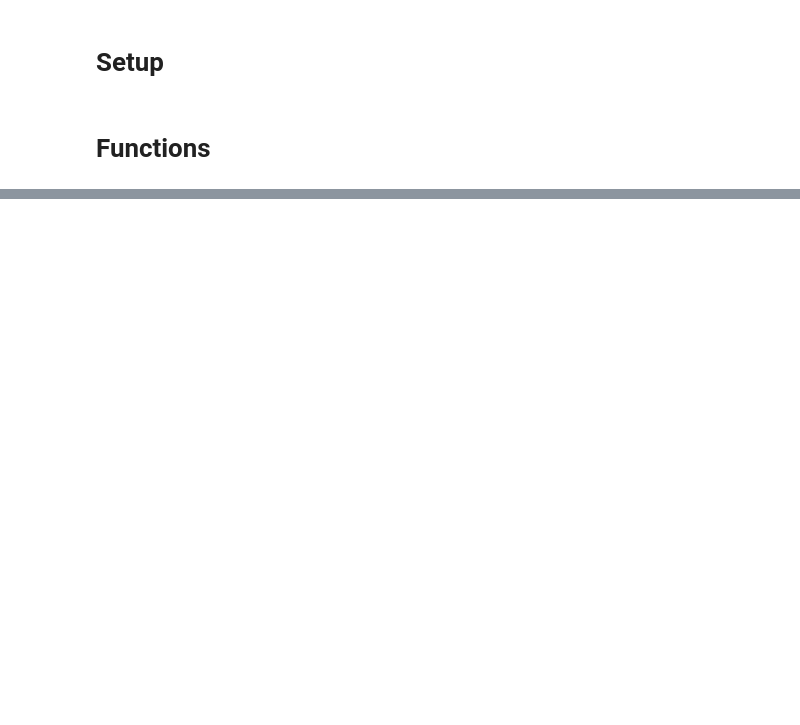
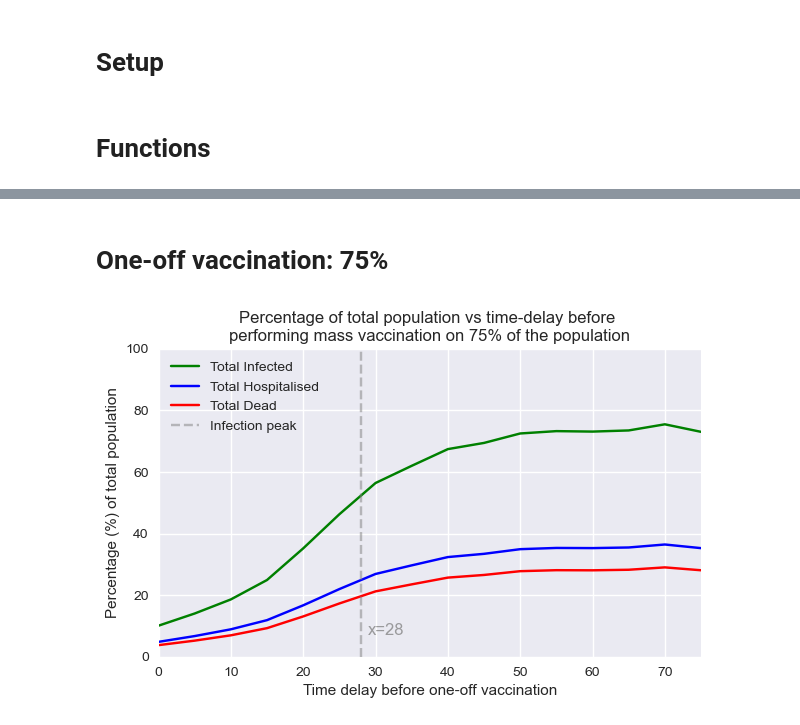
Before and after one commit to lucaswarwick02/Part-III-Individual-Project, a Jupyter notebook: notebooks/oneoff.ipynb, the cells around one changed output, grey strips where cells are left out. Saved outputs shown, nothing was run; the diff lists cells and outputs as text; code cells hidden in the pictures; blank space fills up the shorter version.

```diff
--- a/notebooks/oneoff.ipynb
+++ b/notebooks/oneoff.ipynb
@@ -54,0 +129,11 @@ visualize('oneoff_50_3')
+# %% [markdown]
+# One-off vaccination: 75%
+# %%
+group_visualize(
+    ['oneoff_75_1', 'oneoff_75_2', 'oneoff_75_3'],
+    xlabel='Time delay before one-off vaccination',
+    ylabel='Percentage (%) of total population',
+    title=f'Percentage of total population vs time-delay before \nperforming mass vaccination on 75% of the population'
+)
+# %% [output]
+[figure, added]
```
Also changed, not shown: parts of 10 cells of this notebook, 3 other files.
